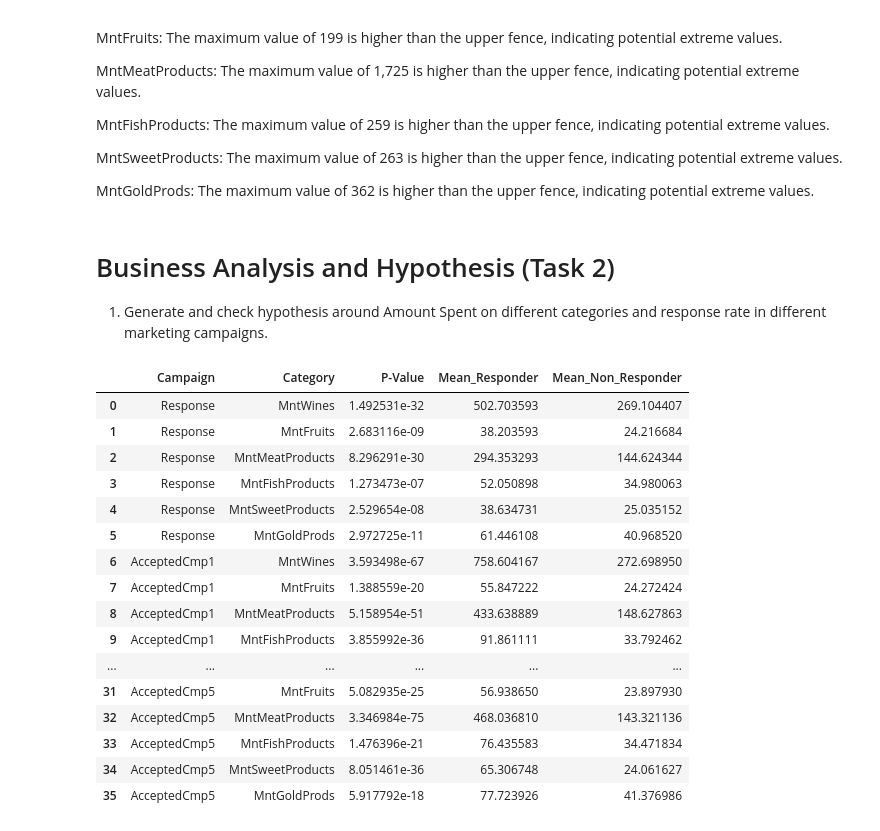
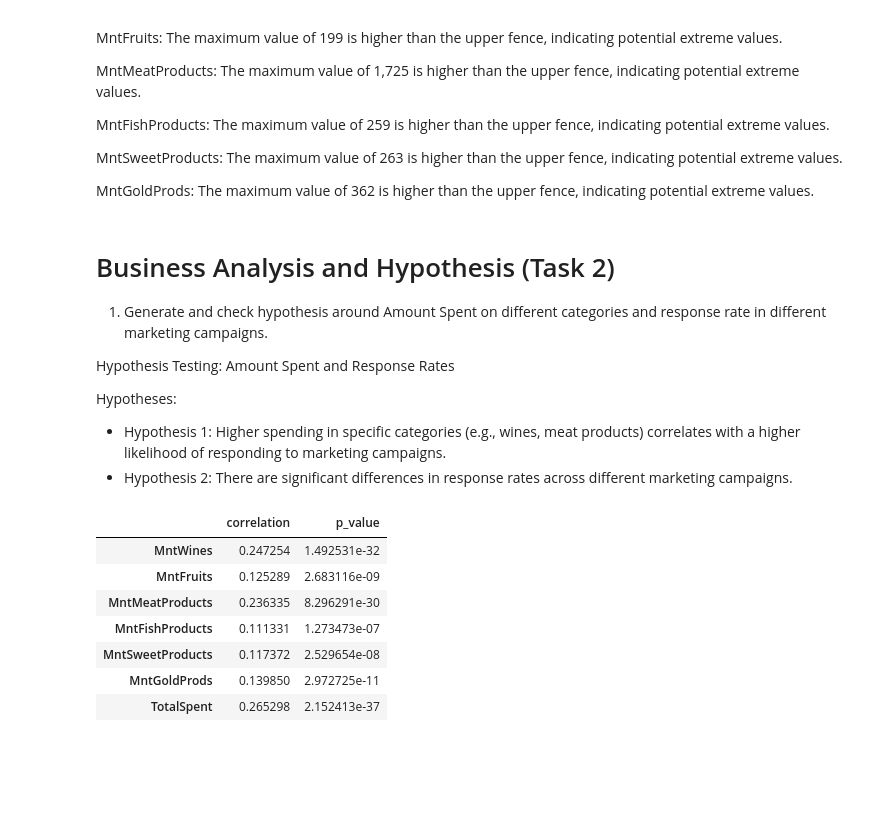
Before and after one commit to warunsrk/Capstone_RetailSales_ABADS_B11, a Jupyter notebook: Capstone_Project - Retail_Sales_Case_Study.ipynb, the cells around one changed output. Drawn from its saved outputs; the diff is of its cells as text; code cells hidden in the pictures; blank space fills up the shorter version.

```diff
--- a/Capstone_Project - Retail_Sales_Case_Study.ipynb
+++ b/Capstone_Project - Retail_Sales_Case_Study.ipynb
@@ -381,47 +381,33 @@ The maximum value of 362 is higher than the upper fence, indicating potential ex
 # Business Analysis and Hypothesis (Task 2)
 1. Generate and check hypothesis around Amount Spent on different categories and
 response rate in different marketing campaigns.
+
+
+
+Hypothesis Testing: Amount Spent and Response Rates
+
+Hypotheses:
+* Hypothesis 1: Higher spending in specific categories (e.g., wines, meat products) correlates with a higher likelihood of responding to marketing campaigns.
+* Hypothesis 2: There are significant differences in response rates across different marketing campaigns.
+# %%
+# Calculating total amount spent
+consolidated_df['TotalSpent'] = consolidated_df[['MntWines', 'MntFruits', 'MntMeatProducts', 'MntFishProducts', 'MntSweetProducts', 'MntGoldProds']].sum(axis=1)
 # %%
 import scipy.stats as stats
+# Hypothesis 1: Correlation between amount spent on each category and response rate
+correlation_results = {}
+for column in ['MntWines', 'MntFruits', 'MntMeatProducts', 'MntFishProducts', 'MntSweetProducts', 'MntGoldProds', 'TotalSpent']:
+    correlation, p_value = stats.pointbiserialr(consolidated_df[column], consolidated_df['Response'])
+    correlation_results[column] = {'correlation': correlation, 'p_value': p_value}
 
-# spending categories and campaign response columns
-spending_categories = ['MntWines','MntFruits','MntMeatProducts','MntFishProducts','MntSweetProducts','MntGoldProds']
-campaign_responses = ['Response','AcceptedCmp1','AcceptedCmp2','AcceptedCmp3','AcceptedCmp4','AcceptedCmp5']
-
-# Create a summary of statistical tests results
-hypothesis_results = pd.DataFrame(columns=['Campaign','Category','P-Value','Mean_Responder','Mean_Non_Responder'])
-
-# Performing t-tests for each spending category against each campaign response
-for response in campaign_responses:
-    for category in spending_categories:
-        responders = consolidated_df[consolidated_df[response] == 1][category]
-        non_responders = consolidated_df[consolidated_df[response] == 0][category]
-        t_stat, p_value = stats.ttest_ind(responders, non_responders, nan_policy='omit')
-
-        hypothesis_results = pd.concat([hypothesis_results, pd.DataFrame({
-            'Campaign': [response],
-            'Category': [category],
-            'P-Value': [p_value],
-            'Mean_Responder': [responders.mean()],
-            'Mean_Non_Responder': [non_responders.mean()]
-        })], ignore_index=True)
-
-hypothesis_results
+correlation_results_df = pd.DataFrame(correlation_results).T
+correlation_results_df
 # %% [output]
-|  | Campaign | Category | P-Value | Mean_Responder | Mean_Non_Responder |
-| 0 | Response | MntWines | 1.492531e-32 | 502.703593 | 269.104407 |
-| 1 | Response | MntFruits | 2.683116e-09 | 38.203593 | 24.216684 |
-| 2 | Response | MntMeatProducts | 8.296291e-30 | 294.353293 | 144.624344 |
-| 3 | Response | MntFishProducts | 1.273473e-07 | 52.050898 | 34.980063 |
-| 4 | Response | MntSweetProducts | 2.529654e-08 | 38.634731 | 25.035152 |
-| 5 | Response | MntGoldProds | 2.972725e-11 | 61.446108 | 40.968520 |
-| 6 | AcceptedCmp1 | MntWines | 3.593498e-67 | 758.604167 | 272.698950 |
-| 7 | AcceptedCmp1 | MntFruits | 1.388559e-20 | 55.847222 | 24.272424 |
-| 8 | AcceptedCmp1 | MntMeatProducts | 5.158954e-51 | 433.638889 | 148.627863 |
-| 9 | AcceptedCmp1 | MntFishProducts | 3.855992e-36 | 91.861111 | 33.792462 |
-| ... | ... | ... | ... | ... | ... |
-| 31 | AcceptedCmp5 | MntFruits | 5.082935e-25 | 56.938650 | 23.897930 |
-| 32 | AcceptedCmp5 | MntMeatProducts | 3.346984e-75 | 468.036810 | 143.321136 |
-| 33 | AcceptedCmp5 | MntFishProducts | 1.476396e-21 | 76.435583 | 34.471834 |
-| 34 | AcceptedCmp5 | MntSweetProducts | 8.051461e-36 | 65.306748 | 24.061627 |
-| 35 | AcceptedCmp5 | MntGoldProds | 5.917792e-18 | 77.723926 | 41.376986 |
+|  | correlation | p_value |
+| MntWines | 0.247254 | 1.492531e-32 |
+| MntFruits | 0.125289 | 2.683116e-09 |
+| MntMeatProducts | 0.236335 | 8.296291e-30 |
+| MntFishProducts | 0.111331 | 1.273473e-07 |
+| MntSweetProducts | 0.117372 | 2.529654e-08 |
+| MntGoldProds | 0.139850 | 2.972725e-11 |
+| TotalSpent | 0.265298 | 2.152413e-37 |
```
Also changed, not shown: parts of 37 cells of this notebook.
